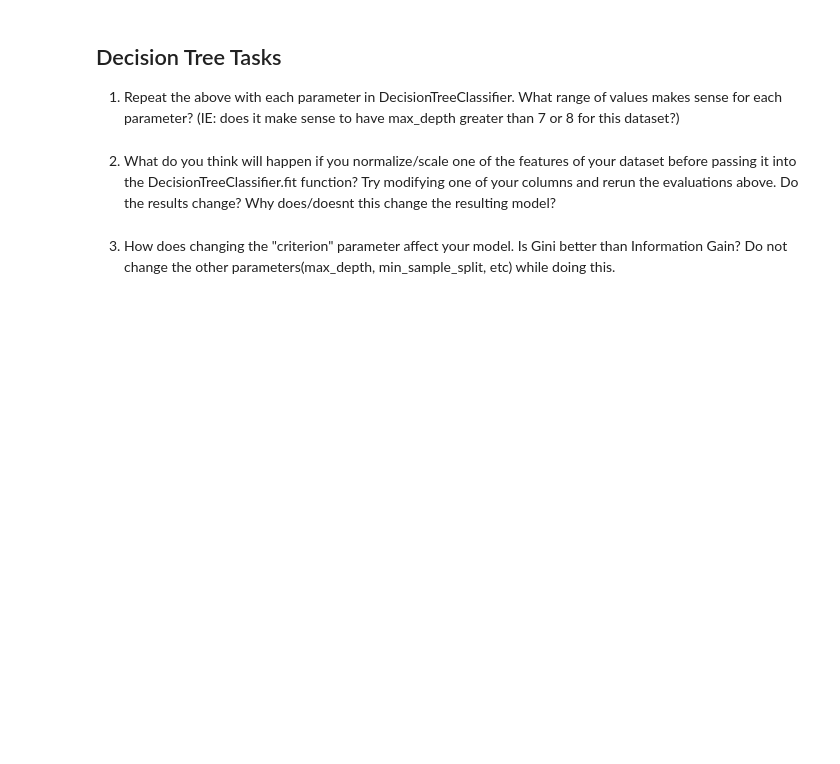
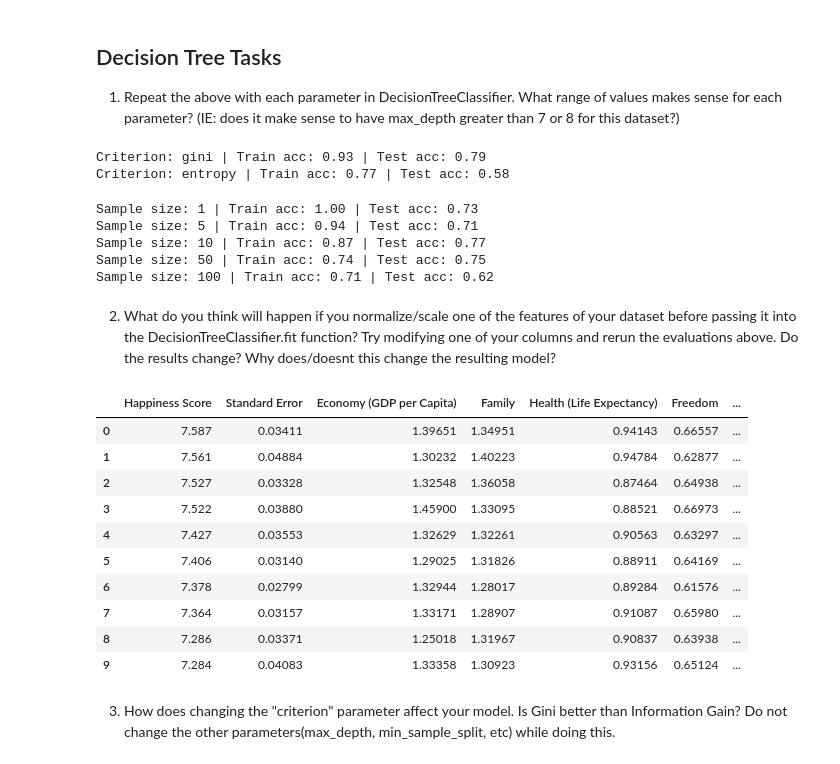
Before and after one commit to cherdeman/ML_for_Public_Policy, a Jupyter notebook: Lab3/lab3_knn_dt.ipynb, the cells around one changed output. Cells and saved outputs as stored; diff of their text form; code cells hidden in the pictures; blank space fills up the shorter version.

Commit message:
Updates to tree section of lab

```diff
--- a/Lab3/lab3_knn_dt.ipynb
+++ b/Lab3/lab3_knn_dt.ipynb
@@ -320,3 +354,38 @@ for d in depths:
+# %%
+criterion = ['gini', 'entropy']
+
+for c in criterion:
+    dec_tree = DecisionTreeClassifier(criterion=c, max_depth=3)
+    dec_tree.fit(x_train, y_train)
+    train_pred = dec_tree.predict(x_train)
+    test_pred = dec_tree.predict(x_test)
+    # evaluate accuracy
+    train_acc = accuracy(train_pred, y_train)
+    test_acc = accuracy(test_pred, y_test)
+
+    print("Criterion: {} | Train acc: {:.2f} | Test acc: {:.2f}".format(c, train_acc, test_acc))
+# %% [output]
+Criterion: gini | Train acc: 0.93 | Test acc: 0.79
+Criterion: entropy | Train acc: 0.77 | Test acc: 0.58
+# %%
+min_samples_leaf = [1, 5, 10, 50, 100]
+
+for m in min_samples_leaf:
+    dec_tree = DecisionTreeClassifier(min_samples_leaf=m)
+    dec_tree.fit(x_train, y_train)
+    train_pred = dec_tree.predict(x_train)
+    test_pred = dec_tree.predict(x_test)
+    # evaluate accuracy
+    train_acc = accuracy(train_pred, y_train)
+    test_acc = accuracy(test_pred, y_test)
+
+    print("Sample size: {} | Train acc: {:.2f} | Test acc: {:.2f}".format(m, train_acc, test_acc))
+# %% [output]
+Sample size: 1 | Train acc: 1.00 | Test acc: 0.73
+Sample size: 5 | Train acc: 0.94 | Test acc: 0.71
+Sample size: 10 | Train acc: 0.87 | Test acc: 0.77
+Sample size: 50 | Train acc: 0.74 | Test acc: 0.75
+Sample size: 100 | Train acc: 0.71 | Test acc: 0.62
 # %% [markdown]
 2) What do you think will happen if you normalize/scale one of the features of your dataset before passing it into the DecisionTreeClassifier.fit function? Try modifying one of your columns and rerun the evaluations above.
 Do the results change? Why does/doesnt this change the resulting model?
@@ -325,3 +392,17 @@ Do the results change? Why does/doesnt this change the resulting model?
+# %%
+X[:10]
+# %% [output]
+|  | Happiness Score | Standard Error | Economy (GDP per Capita) | Family | Health (Life Expectancy) | Freedom | ... |
+| 0 | 7.587 | 0.03411 | 1.39651 | 1.34951 | 0.94143 | 0.66557 | ... |
+| 1 | 7.561 | 0.04884 | 1.30232 | 1.40223 | 0.94784 | 0.62877 | ... |
+| 2 | 7.527 | 0.03328 | 1.32548 | 1.36058 | 0.87464 | 0.64938 | ... |
+| 3 | 7.522 | 0.03880 | 1.45900 | 1.33095 | 0.88521 | 0.66973 | ... |
+| 4 | 7.427 | 0.03553 | 1.32629 | 1.32261 | 0.90563 | 0.63297 | ... |
+| 5 | 7.406 | 0.03140 | 1.29025 | 1.31826 | 0.88911 | 0.64169 | ... |
+| 6 | 7.378 | 0.02799 | 1.32944 | 1.28017 | 0.89284 | 0.61576 | ... |
+| 7 | 7.364 | 0.03157 | 1.33171 | 1.28907 | 0.91087 | 0.65980 | ... |
+| 8 | 7.286 | 0.03371 | 1.25018 | 1.31967 | 0.90837 | 0.63938 | ... |
+| 9 | 7.284 | 0.04083 | 1.33358 | 1.30923 | 0.93156 | 0.65124 | ... |
 # %% [markdown]
 3) How does changing the "criterion" parameter affect your model. Is Gini better than Information Gain? Do not change the other parameters(max_depth, min_sample_split, etc) while doing this.
 # %%
```
Also changed, not shown: parts of 12 cells of this notebook, 1 other file.
